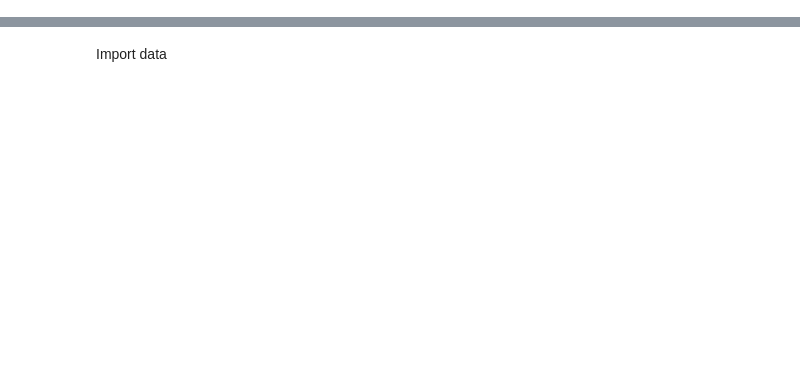
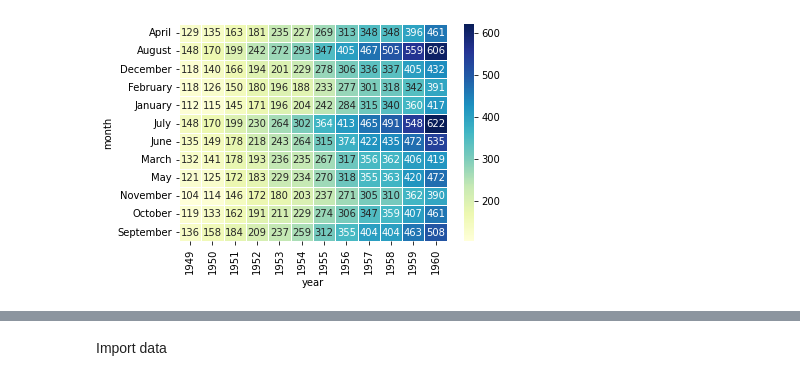
Before and after one commit to emilianscheel/Tagesschau-data-fetching, a Jupyter notebook: visualize/playground.ipynb, the cells around one changed output, grey strips where cells are left out. Cells and saved outputs as stored; diff of their text form; code cells hidden in the pictures; blank space fills up the shorter version.

```diff
--- a/visualize/playground.ipynb
+++ b/visualize/playground.ipynb
@@ -0,0 +1,9 @@
+# %%
+import seaborn as sns
+import pandas as pd
+
+flights = pd.read_csv('flights.csv')
+flightsPivot = flights.pivot("month", "year", "passengers")
+ax = sns.heatmap(flightsPivot, linewidths=.5, annot=True, fmt="d", cmap="YlGnBu")
+# %% [output]
+[figure, added]
```
Also changed, not shown: parts of 12 cells of this notebook, 3 other files.
